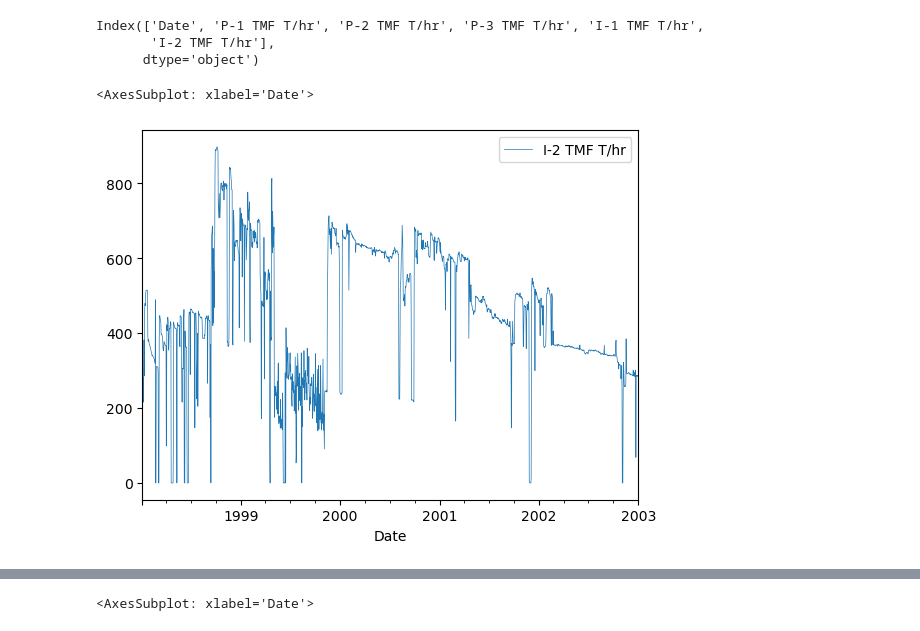
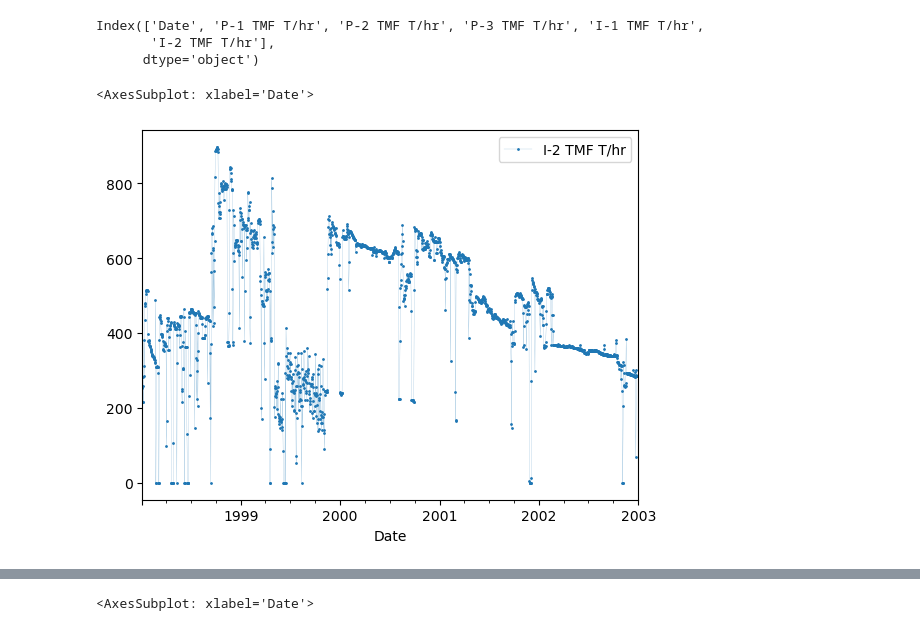
Before and after one commit to ICWallis/Stanford-Geothermal-Python-Sessions--Intermediate, a Jupyter notebook: 1-Data-handling.ipynb, the cells around one changed output, grey strips where cells are left out. Drawn from its saved outputs; the diff is of its cells as text; code cells hidden in the pictures.

```diff
--- a/1-Data-handling.ipynb
+++ b/1-Data-handling.ipynb
@@ -192,10 +187,13 @@ Index(['Date', 'P-1 TMF T/hr', 'P-2 TMF T/hr', 'P-3 TMF T/hr', 'I-1 TMF T/hr',
 # %%
 well_data.plot(
     x='Date',
     y=['I-2 TMF T/hr'],
-    #marker='.',
-    linewidth=0.5
+    marker='.',
+    markersize=2,
+    linewidth=0.1,
     )
+
+# Add grid, google kwargs
 # %% [output]
 <AxesSubplot: xlabel='Date'>
-[figure, old version]
+[figure, new version]
```
Also changed, not shown: parts of 23 cells of this notebook.
